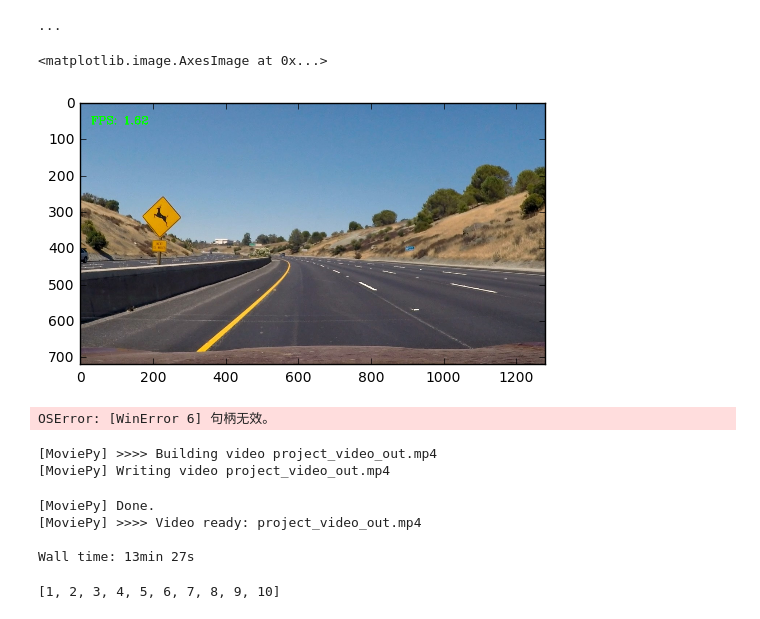
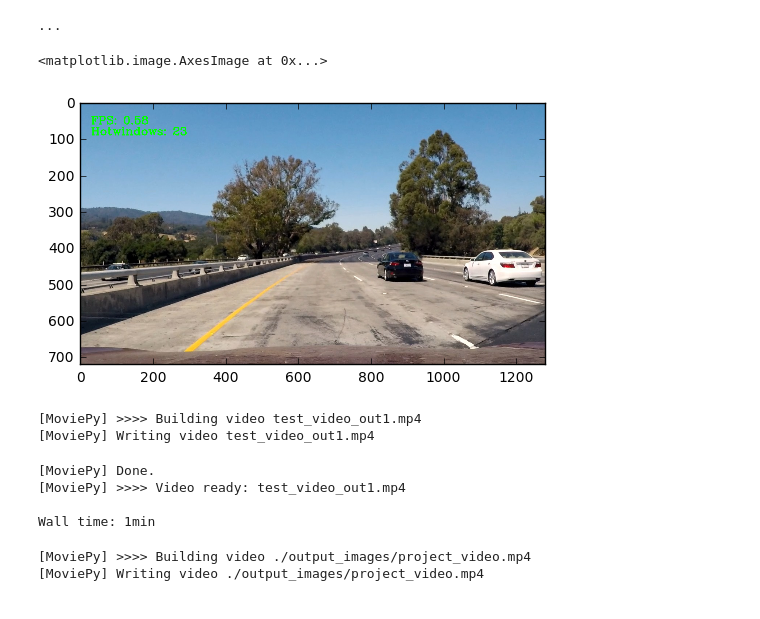
Before and after one commit to cjpan/CarND-Vehicle-Detection, a Jupyter notebook: vehicle_detection.ipynb, the cells around one changed output. Cells and saved outputs as stored; diff of their text form; code cells hidden in the pictures.

```diff
--- a/vehicle_detection.ipynb
+++ b/vehicle_detection.ipynb
@@ -675,33 +639,36 @@ Wall time: 25.6 s
 # %%
-windows_n_frame = []
-
 def process_frame_n(img):
     t1 = time.time()
     all_windows = []
 
-    ystart = 416
-    ystop = 480
-    scale = 0.75
-    all_windows.append(find_cars(img, ystart, ystop, scale, svc, X_scaler, orient, pix_per_cell, cell_per_block, spatial_size, hist_bins))
+    #ystart = 400
+    #ystop = 480
+    #scale = 0.75
+    #all_windows.append(find_cars(img, ystart, ystop, scale, svc, X_scaler, orient, pix_per_cell, cell_per_block, spatial_size, hist_bins))
 
     ystart = 400
-    ystop = 496
+    ystop = 656
     scale = 1.
     all_windows.append(find_cars(img, ystart, ystop, scale, svc, X_scaler, orient, pix_per_cell, cell_per_block, spatial_size, hist_bins))
 
     ystart = 400
-    ystop = 528
+    ystop = 656
     scale = 1.5
     all_windows.append(find_cars(img, ystart, ystop, scale, svc, X_scaler, orient, pix_per_cell, cell_per_block, spatial_size, hist_bins))
 
-    ystart = 432
-    ystop = 560
+    ystart = 400
+    ystop = 656
     scale = 2.
     all_windows.append(find_cars(img, ystart, ystop, scale, svc, X_scaler, orient, pix_per_cell, cell_per_block, spatial_size, hist_bins))
 
-    ystart = 500
-    ystop = 660
-    scale = 3
+    ystart = 400
+    ystop = 656
+    scale = 2.5
+    all_windows.append(find_cars(img, ystart, ystop, scale, svc, X_scaler, orient, pix_per_cell, cell_per_block, spatial_size, hist_bins))
+
+    ystart = 400
+    ystop = 656
+    scale = 3.5
     all_windows.append(find_cars(img, ystart, ystop, scale, svc, X_scaler, orient, pix_per_cell, cell_per_block, spatial_size, hist_bins))
 
     all_windows = [window for windows in all_windows for window in windows]
@@ -712,15 +679,14 @@ def process_frame_n(img):
     #    det.add_rects(rectangles)
     windows_n_frame.append(all_windows)
 
-
     if len(windows_n_frame) > 10:
         start = -10
     else:
         start = 0
     #windows_array = np.array(windows_n_frame[start:])
     hot_windows = [window for windows in windows_n_frame[start:] for window in windows]
+    #print(len(hot_windows))
     #print(all_windows)
-    #print(hot_windows)
     #print(windows_n_frame)
     # Read in image similar to one shown above
     heat = np.zeros_like(img[:,:,0]).astype(np.float)
@@ -728,7 +694,8 @@ def process_frame_n(img):
     #    heatmap_img = add_heat(heatmap_img, rect_set)
     heat = add_heat(heat, hot_windows)
     # Add heat to each box in box list
-    threshold = len(hot_windows[start:]) * .1
+    #threshold = max(len(hot_windows) * .2, 1)
+    threshold = max(len(hot_windows) * .2, 15)
     # Apply threshold to help remove false positives
     heat = apply_threshold(heat, threshold)
 
@@ -747,45 +714,45 @@ def process_frame_n(img):
     font = cv2.FONT_HERSHEY_COMPLEX
     cv2.putText(draw_img, fps_text, (30, 60), font, 1, (0,255,0), 2)
 
+    hot_text = "Hotwindows: " + str(len(hot_windows))
+    font = cv2.FONT_HERSHEY_COMPLEX
+    cv2.putText(draw_img, hot_text, (30, 90), font, 1, (0,255,0), 2)
+
     return draw_img
 
 print('...')
 # %% [output]
 ...
 # %%
-img = cv2.imread('./test_images/test2.jpg')
+windows_n_frame = []
+img = cv2.imread('./test_images/test1.jpg')
 img = cv2.cvtColor(img, cv2.COLOR_BGR2RGB)
 output = process_frame_n(img)
 
 plt.imshow(output, cmap='gray')
 # %% [output]
 <matplotlib.image.AxesImage at 0x...>
-[figure, old version]
+[figure, new version]
 # %%
+windows_n_frame = []
 test_out_file2 = 'test_video_out1.mp4'
 clip_test2 = VideoFileClip('test_video.mp4')
 clip_test_out2 = clip_test2.fl_image(process_frame_n)
 %time clip_test_out2.write_videofile(test_out_file2, audio=False)
 # %% [output]
-OSError: [WinError 6] 句柄无效。
+[MoviePy] >>>> Building video test_video_out1.mp4
+[MoviePy] Writing video test_video_out1.mp4
+[MoviePy] Done.
+[MoviePy] >>>> Video ready: test_video_out1.mp4
+
+Wall time: 1min
 # %%
-proj_out_file = 'project_video_out.mp4'
-clip_proj = VideoFileClip('project_video.mp4') #.subclip(23,26)  # subclip = only specified span of video
+windows_n_frame = []
+proj_out_file = './output_images/project_video.mp4'
+clip_proj = VideoFileClip('project_video.mp4').subclip(30,40)  # subclip = only specified span of video
 #clip_proj.save_frame('./test_images/project1.jpg', t=1.0) # saves the frame at time = t seconds
 clip_proj_out = clip_proj.fl_image(process_frame_n)
 %time clip_proj_out.write_videofile(proj_out_file, audio=False)
 # %% [output]
-[MoviePy] >>>> Building video project_video_out.mp4
-[MoviePy] Writing video project_video_out.mp4
+[MoviePy] >>>> Building video ./output_images/project_video.mp4
+[MoviePy] Writing video ./output_images/project_video.mp4
-[MoviePy] Done.
-[MoviePy] >>>> Video ready: project_video_out.mp4
-
-Wall time: 13min 27s
-# %%
-a = []
-for i in range(11):
-    a.append(i)
-
-print(a[-10:])
-# %% [output]
-[1, 2, 3, 4, 5, 6, 7, 8, 9, 10]
```
Also changed, not shown: parts of 11 cells of this notebook, 2 other files.
